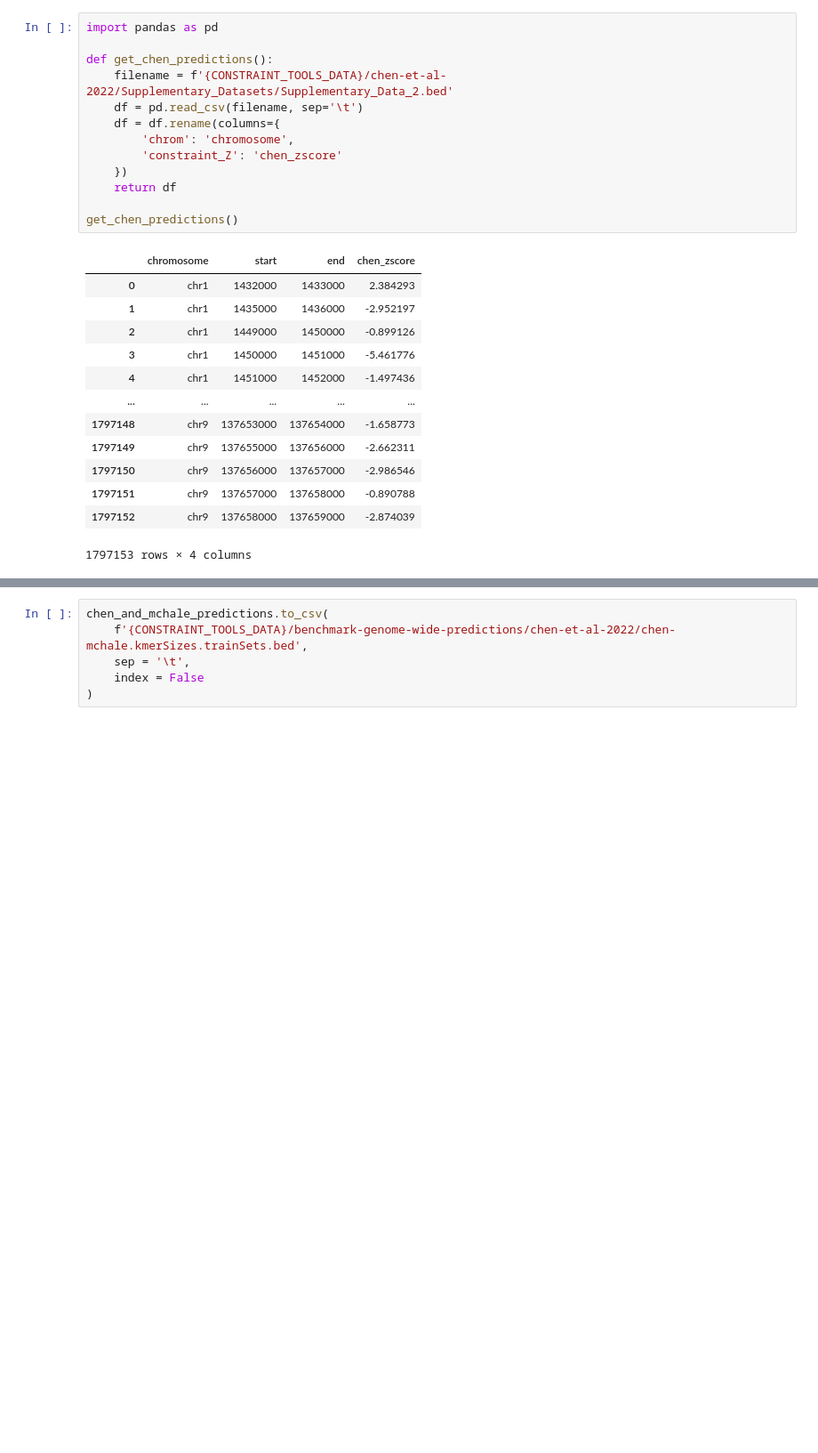
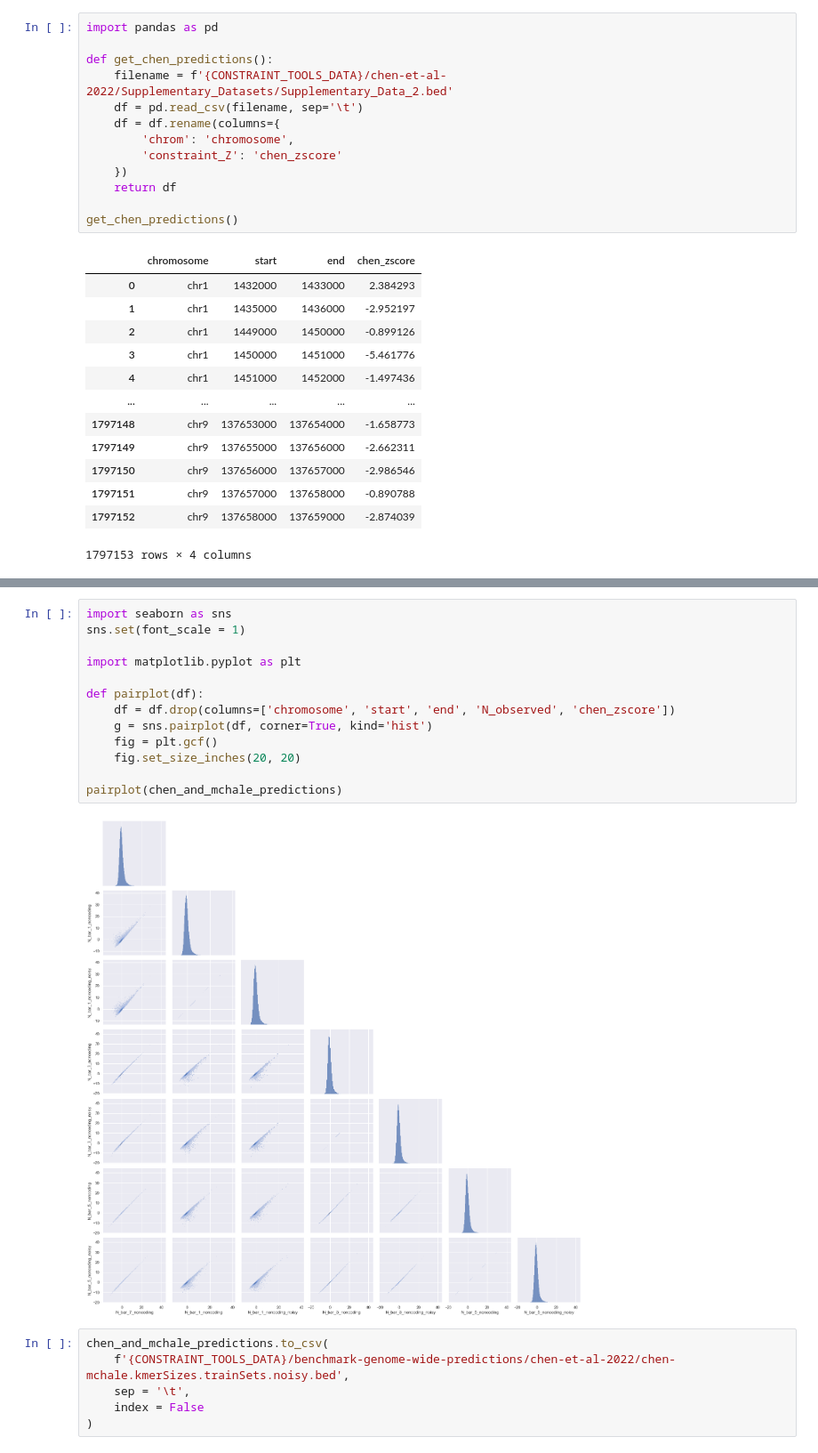
Before and after one commit to quinlan-lab/constraint-tools, a Jupyter notebook: experiments/germline-model/chen-et-al-2022/merge_chen_zscores_with_mchale_zscores.Nonly.ipynb, the cells around one changed output, grey strips where cells are left out. Shown at 89% size. Drawn from its saved outputs; the diff is of its cells as text; blank space fills up the shorter version.

```diff
--- a/experiments/germline-model/chen-et-al-2022/merge_chen_zscores_with_mchale_zscores.Nonly.ipynb
+++ b/experiments/germline-model/chen-et-al-2022/merge_chen_zscores_with_mchale_zscores.Nonly.ipynb
@@ -106,6 +132,21 @@ chen_and_mchale_predictions
+# %%
+import seaborn as sns
+sns.set(font_scale = 1)
+
+import matplotlib.pyplot as plt
+
+def pairplot(df):
+    df = df.drop(columns=['chromosome', 'start', 'end', 'N_observed', 'chen_zscore'])
+    g = sns.pairplot(df, corner=True, kind='hist')
+    fig = plt.gcf()
+    fig.set_size_inches(20, 20)
+
+pairplot(chen_and_mchale_predictions)
+# %% [output]
+[figure, added]
 # %%
 chen_and_mchale_predictions.to_csv(
-    f'{CONSTRAINT_TOOLS_DATA}/benchmark-genome-wide-predictions/chen-et-al-2022/chen-mchale.kmerSizes.trainSets.bed',
+    f'{CONSTRAINT_TOOLS_DATA}/benchmark-genome-wide-predictions/chen-et-al-2022/chen-mchale.kmerSizes.trainSets.noisy.bed',
     sep = '\t',
     index = False
 )
```
Also changed, not shown: parts of 6 cells of this notebook, 1 other file.
